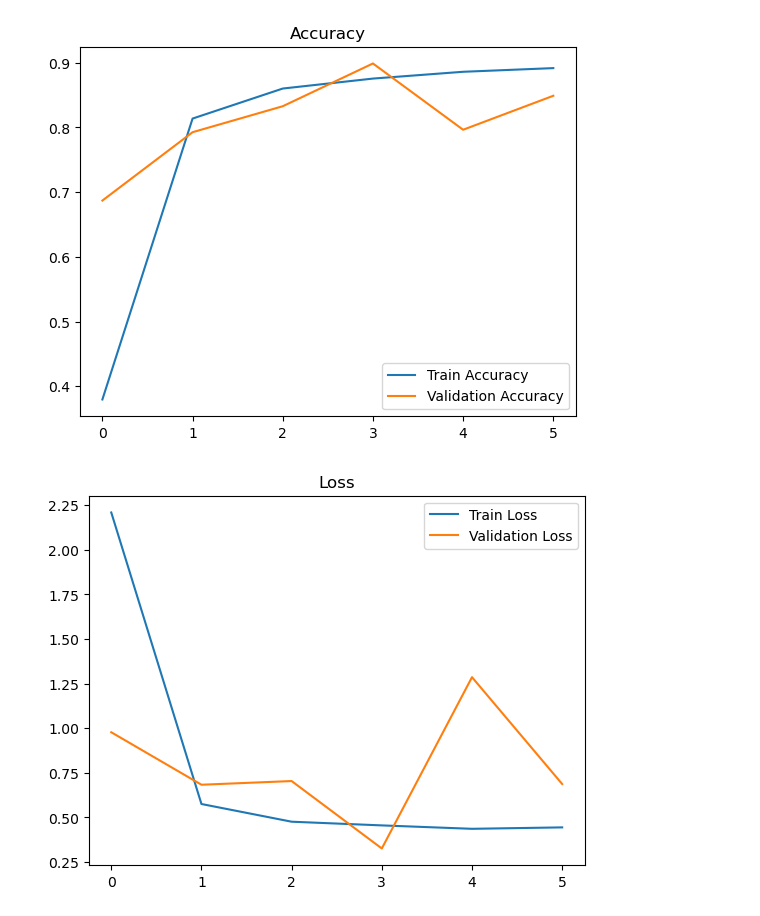
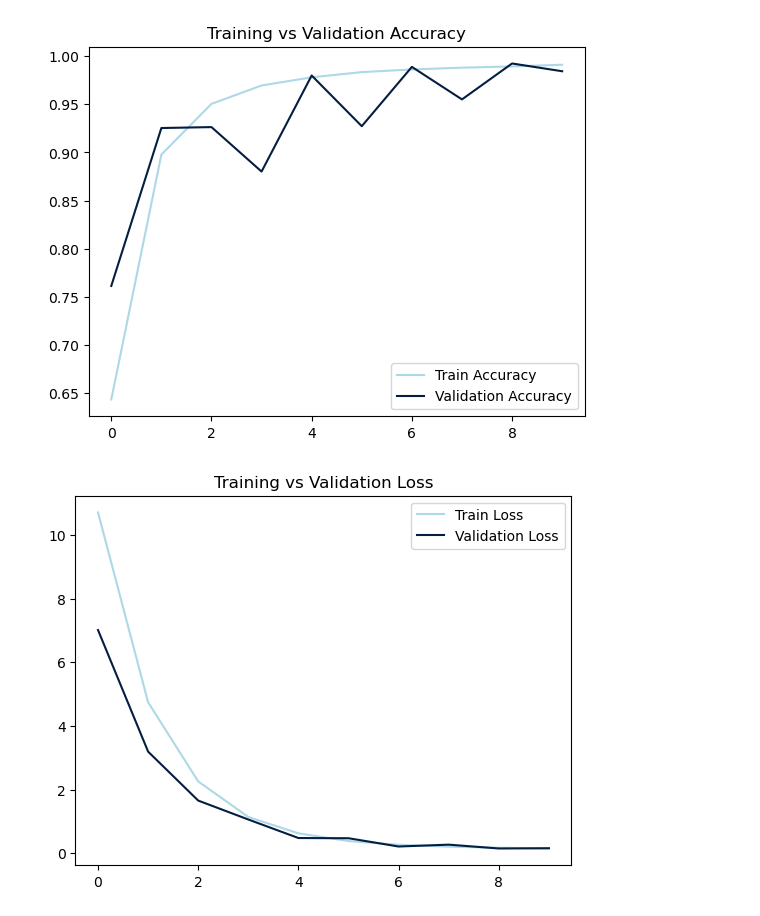
Before and after one commit to hannah-hana-kim/neural-network-project, a Jupyter notebook: og_model_working.ipynb, the cells around one changed output. Saved outputs shown, nothing was run; the diff lists cells and outputs as text; code cells hidden in the pictures.

```diff
--- a/og_model_working.ipynb
+++ b/og_model_working.ipynb
@@ -30,12 +30,14 @@ train_images = os.path.join(path, 'asl_alphabet_train', 'asl_alphabet_train')
 
 # Augmentation Sequence
 augmentation = iaa.Sequential([
-    iaa.Fliplr(0.5),  # Horizontally flip 50% of images
     iaa.Affine(rotate=(-10, 10)),  # Rotate images within [-10, 10] degrees
-    iaa.AddToBrightness((-30, 30)),  # Adjust brightness
-    iaa.AdditiveGaussianNoise(scale=(0, 0.05 * 255)),  # Add Gaussian noise
+    iaa.AddToBrightness((-2, 2)),  # Adjust brightness
+    iaa.AdditiveGaussianNoise(scale=(0, 0.001 * 255)),  # Add Gaussian noise
     iaa.Crop(percent=(0, 0.1))  # Crop by up to 10% from each side
 ])
+# Function to convert BGR to RGB for display
+def convert_bgr_to_rgb(image):
+    return cv2.cvtColor(image, cv2.COLOR_BGR2RGB)
 
 # Data loading and augmentation
 def get_data_with_augmentation(data_dir):
@@ -55,7 +57,7 @@ def get_data_with_augmentation(data_dir):
             labels.append(i)
 
             # Apply augmentations
-            img_augmented = augmentation(images=[img] * 5)  # 5 times
+            img_augmented = augmentation(images=[img] * 2)
             images.extend(img_augmented)
             labels.extend([i] * len(img_augmented))
 
@@ -88,9 +90,11 @@ Dataset Size (including originals and augmentations): 522000
 import sklearn
 from sklearn.model_selection import train_test_split
 
-labels = ['A', 'B', 'C', 'D', 'E', 'F', 'G', 'H', 'I', 'J', 'K',
-           'L', 'M', 'N', 'O', 'P', 'Q', 'R', 'S', 'T', 'U', 'V',
-           'W', 'X', 'Y', 'Z', 'del', 'nothing', 'space']
+labels = [
+    'R', 'U', 'I', 'N', 'G', 'Z', 'T', 'S', 'A', 'F', 'O', 'H',
+    'del', 'nothing', 'space', 'M', 'J', 'C', 'D', 'V', 'Q', 'X',
+    'E', 'B', 'K', 'L', 'Y', 'P', 'W'
+]
 
 X = np.array(X)
 y = np.array(y)
@@ -99,7 +103,7 @@ y = np.array(y)
 X_normalized = X.astype('float32') / 255.0
 
 # Training and Test
-X_train, X_test, y_train, y_test = train_test_split(X_normalized, y, test_size=0.2, random_state=42)
+X_train, X_test, y_train, y_test = train_test_split(X_normalized, y, test_size=0.3, random_state=42)
 
 # Shapes
 print(f"Training data shape: {X_train.shape}, Test data shape: {X_test.shape}")
@@ -109,4 +113,7 @@ print(f"Training labels shape: {y_train.shape}, Test labels shape: {y_test.shape
 # Encoding
 y_train_encoded = to_categorical(y_train, num_classes=len(labels))
 y_test_encoded = to_categorical(y_test, num_classes=len(labels))
+
+y_train_encoded
+y_test_encoded
 # %% [output]
@@ -174,20 +210,20 @@ Test Loss: 0.3284, Test Accuracy: 0.8998
 # %%
 # Training and validation accuracy
-plt.plot(history.history['accuracy'], label='Train Accuracy')
-plt.plot(history.history['val_accuracy'], label='Validation Accuracy')
+plt.plot(history.history['accuracy'], label='Train Accuracy', color='#ADD8E6')  # Training color
+plt.plot(history.history['val_accuracy'], label='Validation Accuracy', color='#041E42')  # Validation color
 plt.legend()
-plt.title('Accuracy')
+plt.title('Training vs Validation Accuracy')
 plt.show()
 
 # Training and validation loss
-plt.plot(history.history['loss'], label='Train Loss')
-plt.plot(history.history['val_loss'], label='Validation Loss')
+plt.plot(history.history['loss'], label='Train Loss', color='#ADD8E6')  # Training color
+plt.plot(history.history['val_loss'], label='Validation Loss', color='#041E42')  # Validation color
 plt.legend()
-plt.title('Loss')
+plt.title('Training vs Validation Loss')
 plt.show()
 # %% [output]
-[figure, old version]
+[figure, new version]
-[figure, old version]
+[figure, new version]
 # %%
 # Predict classes
 y_pred = model.predict(X_test)
```
Also changed, not shown: parts of 8 cells of this notebook, 11 other files.
